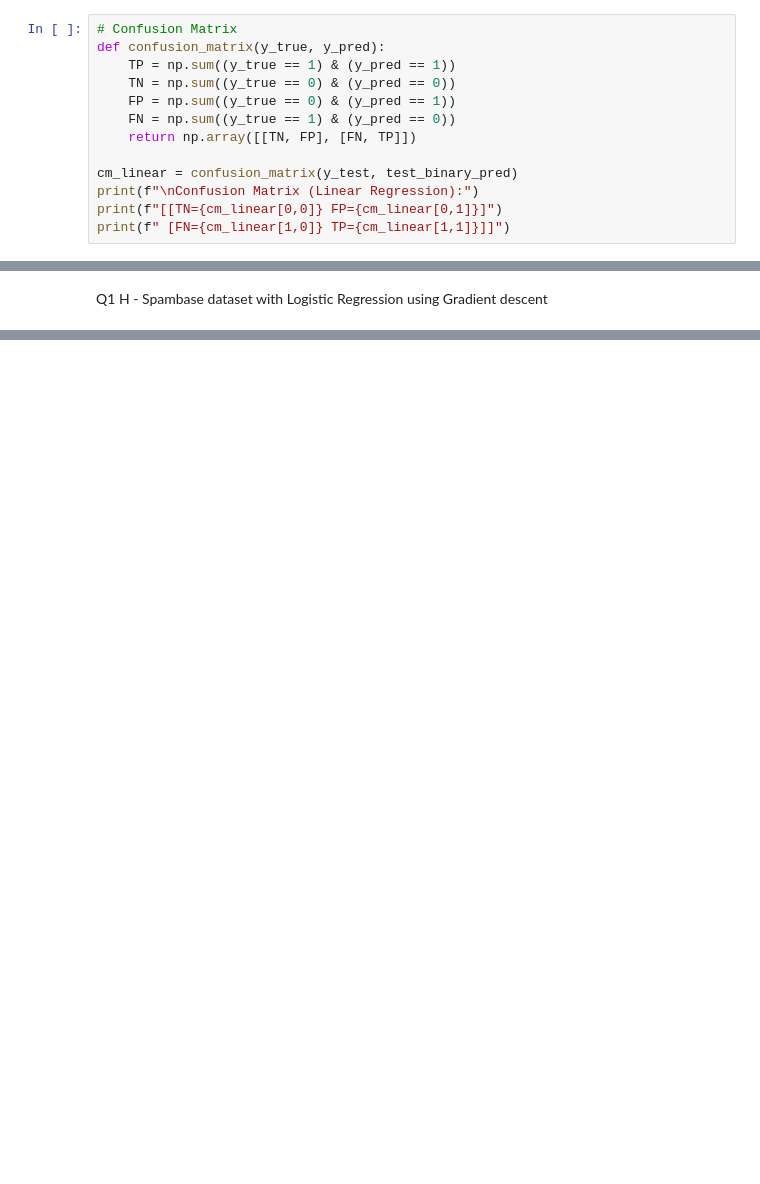
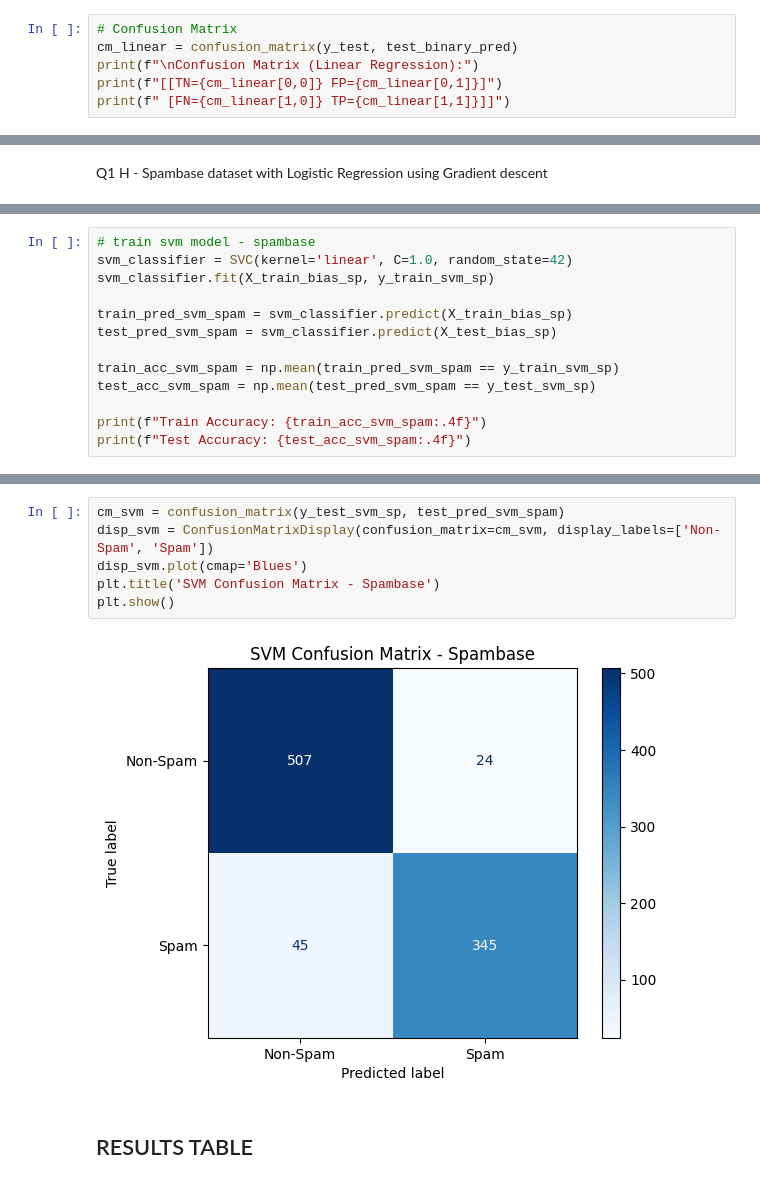
Before and after one commit to yashlad27/CS6140-Fall2025, a Jupyter notebook: Week-2/HW2/hw2_q1_ml.ipynb, the cells around one changed output, grey strips where cells are left out. Saved outputs shown, nothing was run; the diff lists cells and outputs as text; blank space fills up the shorter version.

```diff
--- a/Week-2/HW2/hw2_q1_ml.ipynb
+++ b/Week-2/HW2/hw2_q1_ml.ipynb
@@ -240,13 +241,6 @@ Train Accuracy: 0.9111
 Test Accuracy: 0.9110
 # %%
 # Confusion Matrix
-def confusion_matrix(y_true, y_pred):
-    TP = np.sum((y_true == 1) & (y_pred == 1))
-    TN = np.sum((y_true == 0) & (y_pred == 0))
-    FP = np.sum((y_true == 0) & (y_pred == 1))
-    FN = np.sum((y_true == 1) & (y_pred == 0))
-    return np.array([[TN, FP], [FN, TP]])
-
 cm_linear = confusion_matrix(y_test, test_binary_pred)
 print(f"\nConfusion Matrix (Linear Regression):")
 print(f"[[TN={cm_linear[0,0]} FP={cm_linear[0,1]}]")
@@ -324,0 +653,13 @@ Q1 H - Spambase dataset with Logistic Regression using Gradient descent
+# %%
+# train svm model - spambase
+svm_classifier = SVC(kernel='linear', C=1.0, random_state=42)
+svm_classifier.fit(X_train_bias_sp, y_train_svm_sp)
+
+train_pred_svm_spam = svm_classifier.predict(X_train_bias_sp)
+test_pred_svm_spam = svm_classifier.predict(X_test_bias_sp)
+
+train_acc_svm_spam = np.mean(train_pred_svm_spam == y_train_svm_sp)
+test_acc_svm_spam = np.mean(test_pred_svm_spam == y_test_svm_sp)
+
+print(f"Train Accuracy: {train_acc_svm_spam:.4f}")
+print(f"Test Accuracy: {test_acc_svm_spam:.4f}")
@@ -324,0 +678,10 @@ Q1 H - Spambase dataset with Logistic Regression using Gradient descent
+# %%
+cm_svm = confusion_matrix(y_test_svm_sp, test_pred_svm_spam)
+disp_svm = ConfusionMatrixDisplay(confusion_matrix=cm_svm, display_labels=['Non-Spam', 'Spam'])
+disp_svm.plot(cmap='Blues')
+plt.title('SVM Confusion Matrix - Spambase')
+plt.show()
+# %% [output]
+[figure, added]
+# %% [markdown]
+## RESULTS TABLE
```
Also changed, not shown: parts of 27 cells of this notebook.
